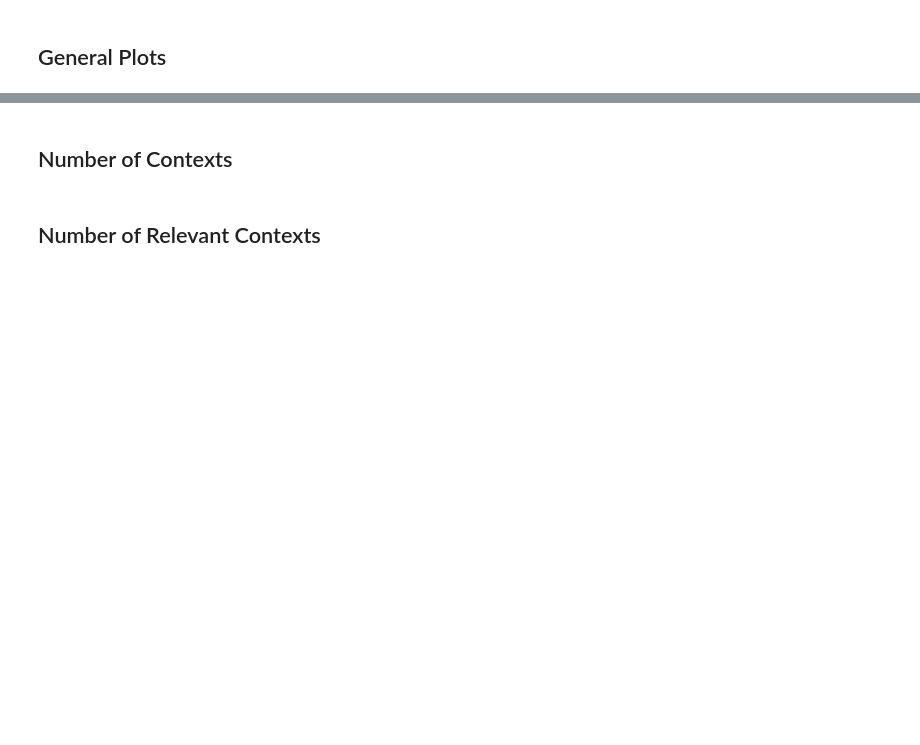
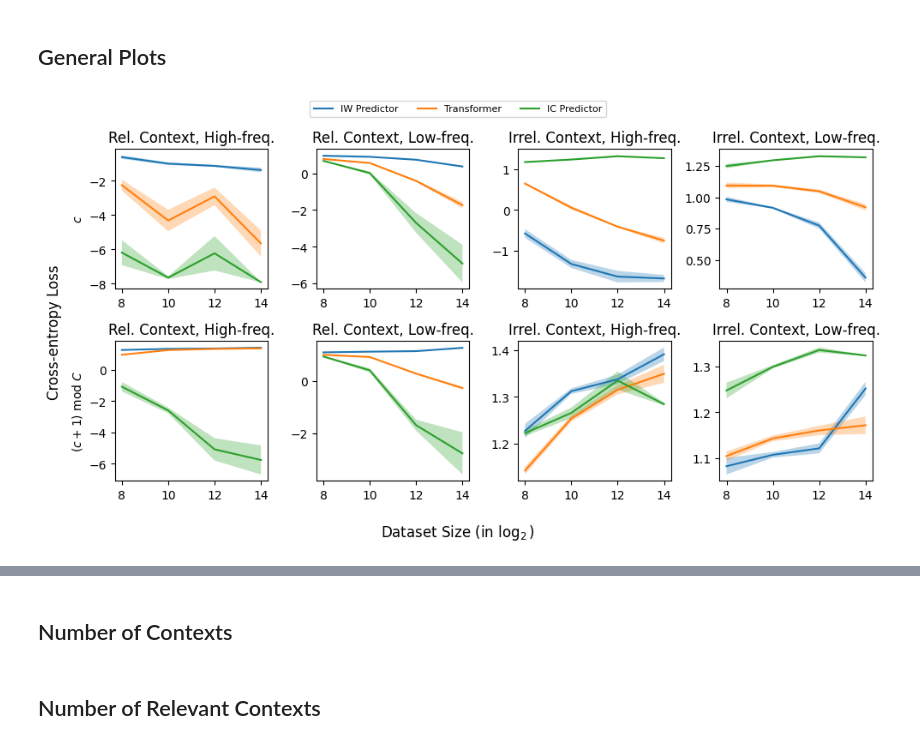
Before and after one commit to chanb/simple_icl, a Jupyter notebook: plot_utils/plot_accuracy.ipynb, the cells around one changed output, grey strips where cells are left out. Drawn from its saved outputs; the diff is of its cells as text; code cells hidden in the pictures; blank space fills up the shorter version.

```diff
--- a/plot_utils/plot_accuracy.ipynb
+++ b/plot_utils/plot_accuracy.ipynb
@@ -1308,34 +1314,36 @@ for row_i, eval_names in enumerate(eval_namess):
                     (stats["p_relevant_context"] == f"{p_relevant_context}")
                     & (stats["stats_key"] == "loss")
                     & (stats["eval_name"] == eval_name)
                     & (stats["dataset_size"] == f"{dataset_size}")
                 ]["stats"].to_list()))
                 losses_mean.append(np.mean(data, axis=0)[-1])
                 losses_std.append(np.std(data, axis=0)[-1])
 
             losses_mean = np.array(losses_mean)
             losses_std = np.array(losses_std) / np.sqrt(5)
 
             ax.plot(np.log2(np.array(dataset_sizes)), losses_mean, label=map_label[p_relevant_context] if eval_i == 0 and row_i == 0 else "")
             ax.fill_between(np.log2(np.array(dataset_sizes)), losses_mean - losses_std, losses_mean + losses_std, alpha=0.3)
 
         ax.set_title(map_eval[eval_name])
-        ax.set_ylim(-1.0, 1.5)
+        # ax.set_ylim(-1.0, 1.5)
         if eval_i == 0:
             ax.set_ylabel("$c$" if row_i == 0 else "$(c + 1) \\text{ mod } C$")
 
 fig.supylabel("Cross-entropy Loss")
 fig.supxlabel("Dataset Size (in $\\log_2$)")
 fig.legend(
     bbox_to_anchor=(0.0, 1.0, 1.0, 0.0),
     loc="lower center",
     ncols=4,
     borderaxespad=0.0,
     frameon=True,
     fontsize="8",
 )
 fig.tight_layout()
 plt.show()
+# %% [output]
+[figure, added]
 # %%
 map_label = {
     0.0: "IW Predictor",
```
Also changed, not shown: parts of 5 cells of this notebook, 3 other files.
